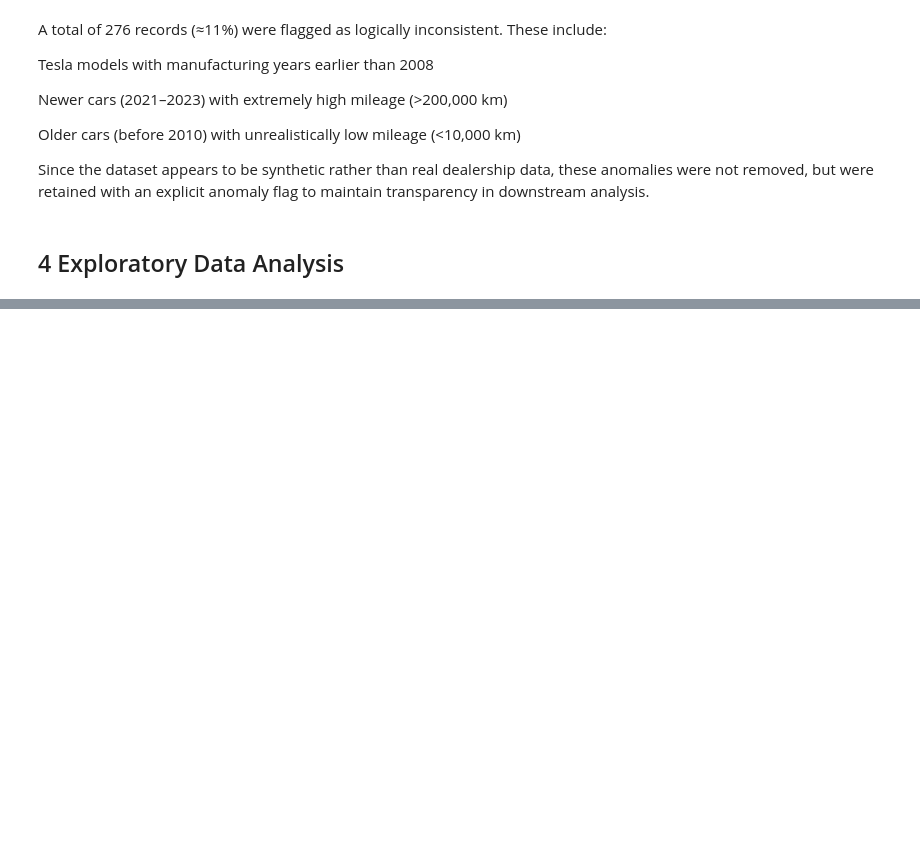
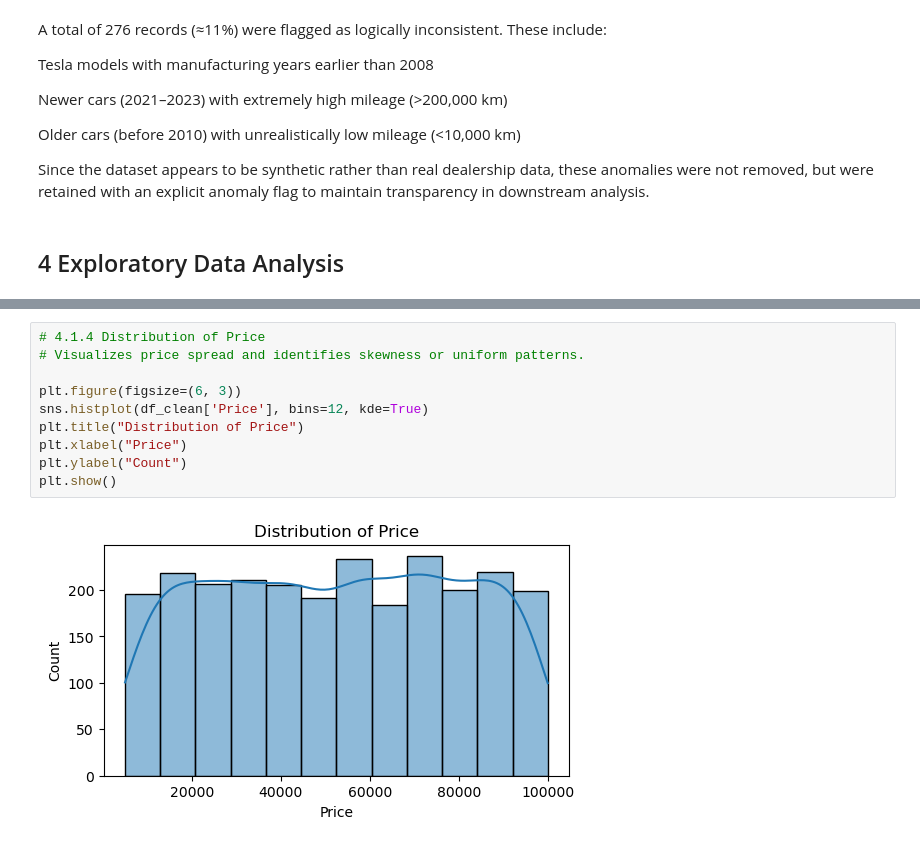
Before and after one commit to Spacecowboy-Spike/python-essential-final-project, a Jupyter notebook: Final_Analysis.ipynb.ipynb, the cells around one changed output, grey strips where cells are left out. Cells and saved outputs as stored; diff of their text form; blank space fills up the shorter version.

```diff
--- a/Final_Analysis.ipynb.ipynb
+++ b/Final_Analysis.ipynb.ipynb
@@ -187,0 +266,12 @@ Since the dataset appears to be synthetic rather than real dealership data, thes
+# %%
+# 4.1.4 Distribution of Price
+# Visualizes price spread and identifies skewness or uniform patterns.
+
+plt.figure(figsize=(6, 3))
+sns.histplot(df_clean['Price'], bins=12, kde=True)
+plt.title("Distribution of Price")
+plt.xlabel("Price")
+plt.ylabel("Count")
+plt.show()
+# %% [output]
+[figure, added]
```
Also changed, not shown: parts of 49 cells of this notebook.
